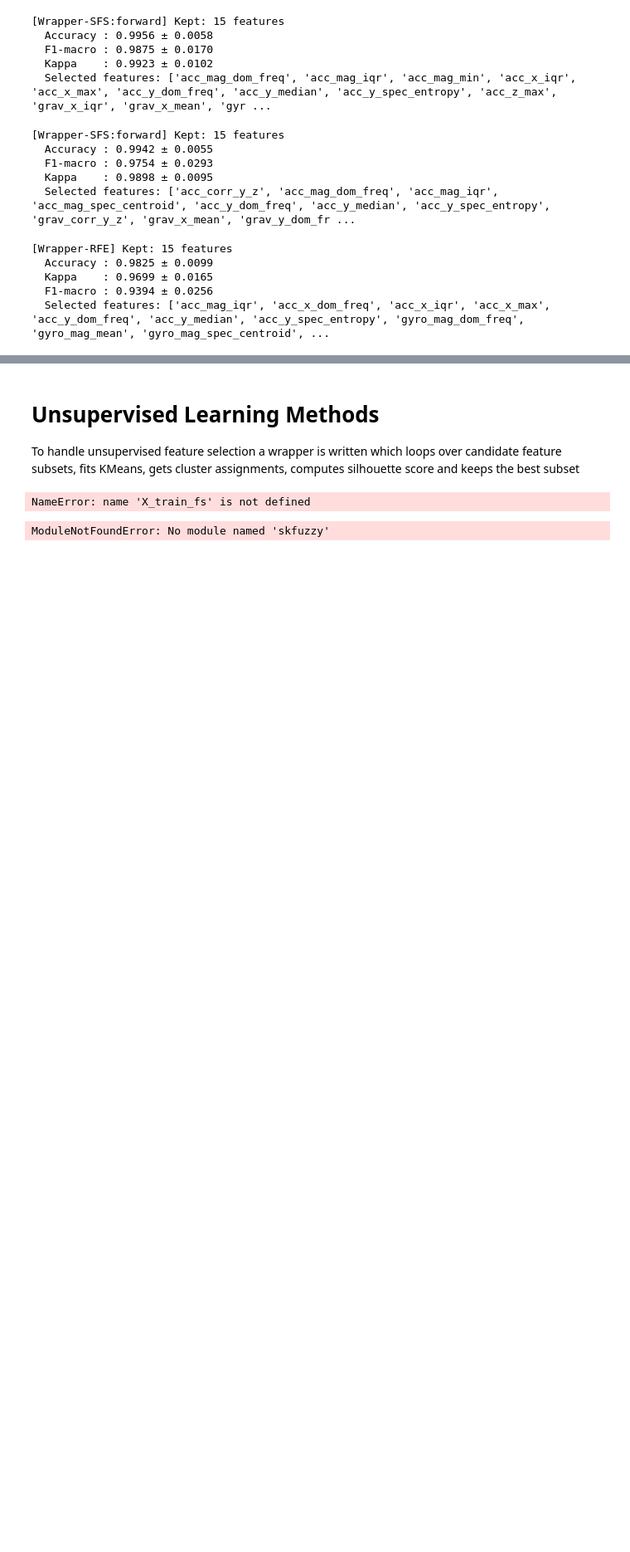
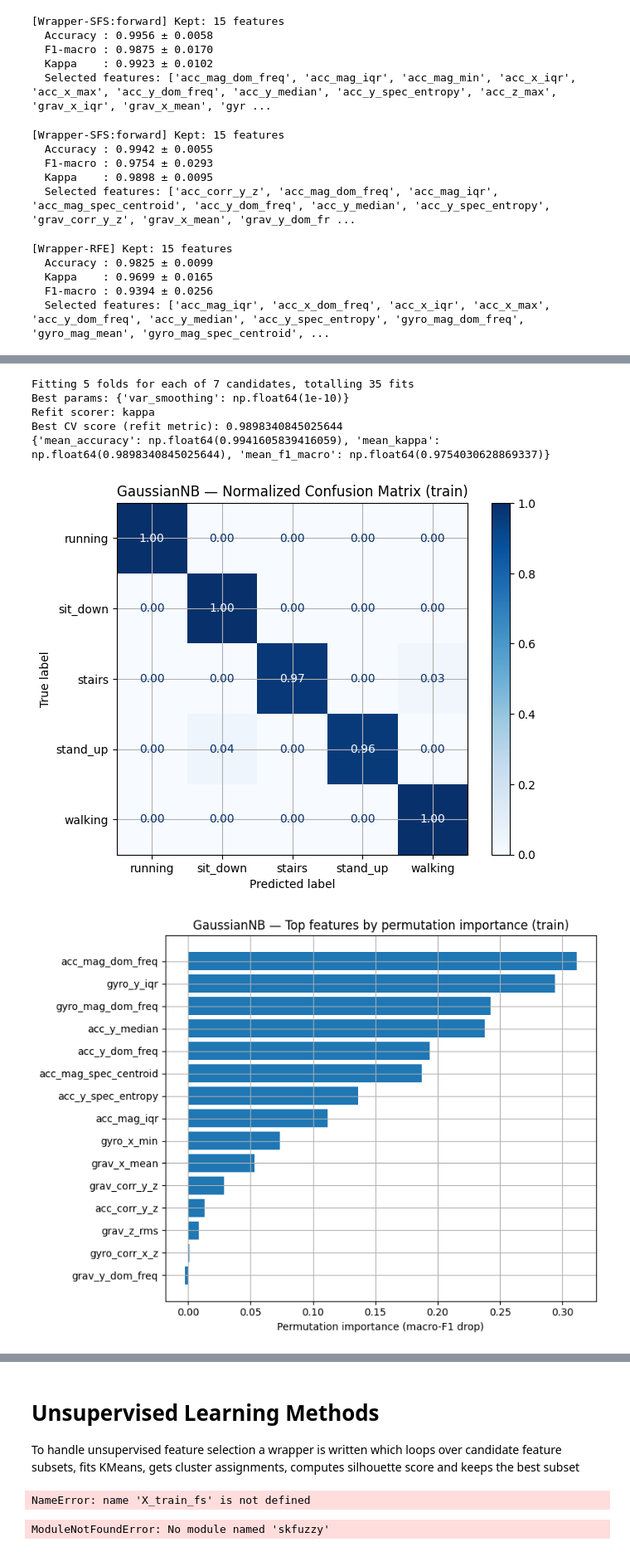
Before and after one commit to ozde12/Data-Analytics-and-Learning-Methods, a Jupyter notebook: human_activity_recognition.ipynb, the cells around one changed output, grey strips where cells are left out. Shown at 83% size. Saved outputs shown, nothing was run; the diff lists cells and outputs as text; code cells hidden in the pictures; blank space fills up the shorter version.

```diff
--- a/human_activity_recognition.ipynb
+++ b/human_activity_recognition.ipynb
@@ -517,0 +751,70 @@ Saved MI K-curve to figures/mi_k_curve.png
+# %%
+# CELL 4 — Naive Bayes (Gaussian)
+from sklearn.naive_bayes import GaussianNB
+
+gnb = GaussianNB()
+
+param_grid_gnb = {
+    "var_smoothing": np.logspace(-12, -6, 7)  # 1e-12 ... 1e-6
+}
+
+gs_gnb = GridSearchCV(
+    estimator=gnb,
+    param_grid=param_grid_gnb,
+    scoring=scorers,
+    refit=refit_metric,
+    cv=cv,
+    n_jobs=-1,
+    verbose=1,
+)
+
+gs_gnb.fit(X_train_nb, y_train)
+summarize_grid_search(gs_gnb)
+
+best_gnb = gs_gnb.best_estimator_
+# %% [output]
+Fitting 5 folds for each of 7 candidates, totalling 35 fits
+Best params: {'var_smoothing': np.float64(1e-10)}
+Refit scorer: kappa
+Best CV score (refit metric): 0.9898340845025644
+{'mean_accuracy': np.float64(0.9941605839416059), 'mean_kappa': np.float64(0.9898340845025644), 'mean_f1_macro': np.float64(0.9754030628869337)}
+# %%
+# Gaussian Naive Bayes — train-set evaluation
+
+import numpy as np
+import pandas as pd
+import matplotlib.pyplot as plt
+from sklearn.metrics import ConfusionMatrixDisplay
+from sklearn.inspection import permutation_importance
+
+# 1) Normalized confusion matrix
+ConfusionMatrixDisplay.from_estimator(
+    best_gnb, X_train_nb, y_train,
+    normalize="true", cmap="Blues", values_format=".2f"
+)
+plt.title("GaussianNB — Normalized Confusion Matrix (train)")
+plt.show()
+
+# 2) Permutation importance (macro-F1) on train set
+result = permutation_importance(
+    best_gnb, X_train_nb, y_train,
+    n_repeats=20, random_state=42, n_jobs=-1,
+    scoring="f1_macro"
+)
+
+pi_mean = pd.Series(result.importances_mean, index=list(getattr(X_train_nb, "columns", None)))
+pi_std  = pd.Series(result.importances_std,  index=list(getattr(X_train_nb, "columns", None)))
+pi_df = (pd.DataFrame({"importance_mean": pi_mean, "importance_std": pi_std})
+           .sort_values("importance_mean", ascending=False))
+
+# bar plot of top 15
+top = pi_df.head(15).sort_values("importance_mean", ascending=True)
+plt.figure(figsize=(8,6))
+plt.barh(top.index, top["importance_mean"])
+plt.xlabel("Permutation importance (macro-F1 drop)")
+plt.title("GaussianNB — Top features by permutation importance (train)")
+plt.tight_layout()
+plt.show()
+# %% [output]
+[figure, added]
+[figure, added]
```
Also changed, not shown: parts of 29 cells of this notebook.
